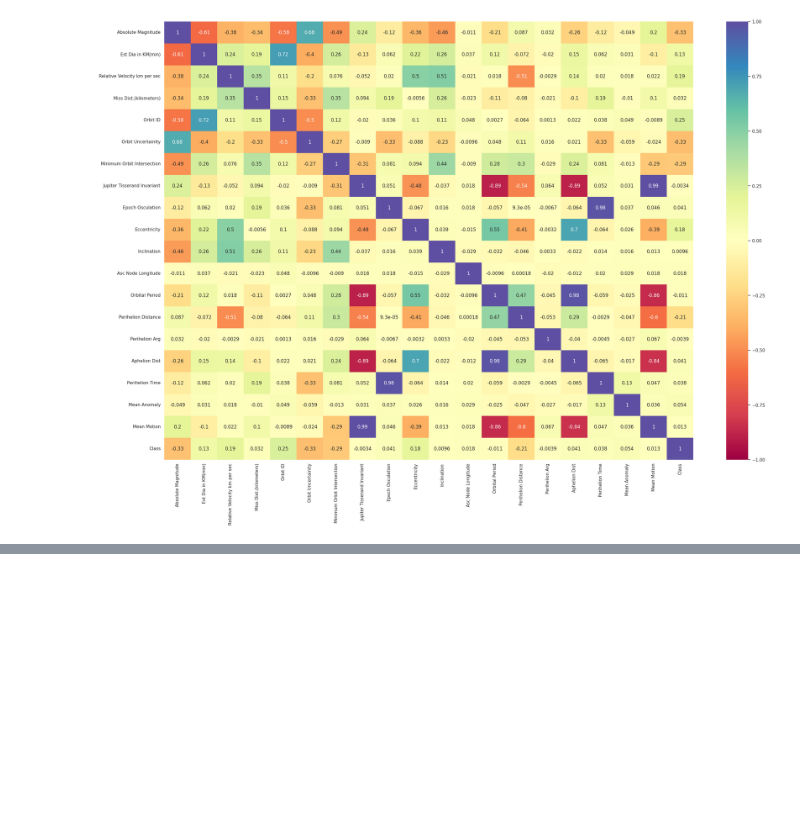
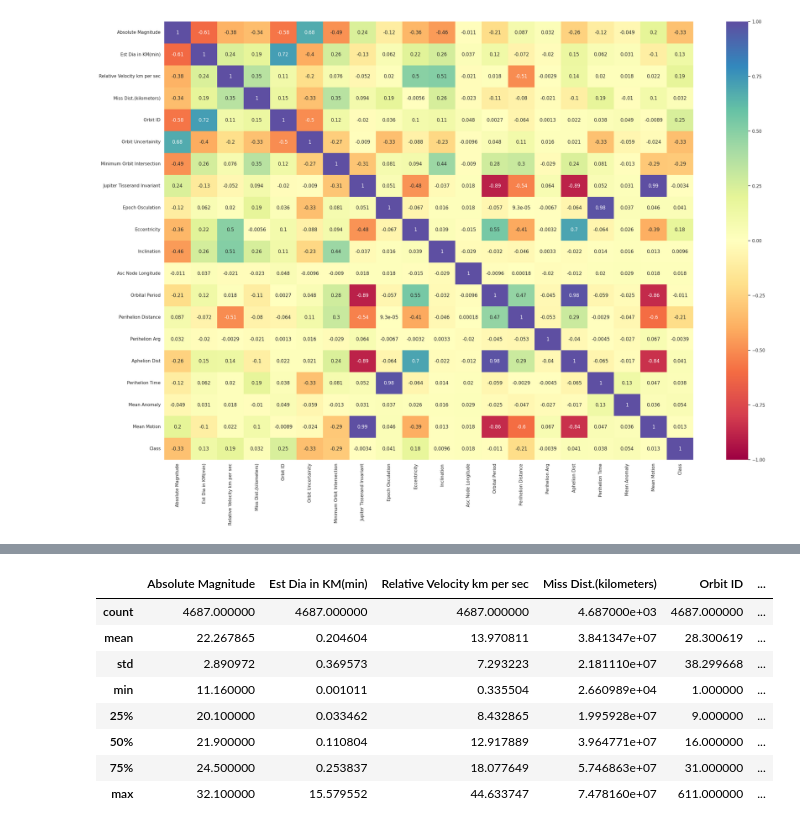
Before and after one commit to HugoLeda/machine_learning, a Jupyter notebook: NASA_Asteroids_Classification.ipynb, the cells around one changed output, grey strips where cells are left out. Drawn from its saved outputs; the diff is of its cells as text; code cells hidden in the pictures; blank space fills up the shorter version.

```diff
--- a/NASA_Asteroids_Classification.ipynb
+++ b/NASA_Asteroids_Classification.ipynb
@@ -115,0 +147,12 @@ plt.close()
+# %%
+df.describe()
+# %% [output]
+|  | Absolute Magnitude | Est Dia in KM(min) | Relative Velocity km per sec | Miss Dist.(kilometers) | Orbit ID | ... |
+| count | 4687.000000 | 4687.000000 | 4687.000000 | 4.687000e+03 | 4687.000000 | ... |
+| mean | 22.267865 | 0.204604 | 13.970811 | 3.841347e+07 | 28.300619 | ... |
+| std | 2.890972 | 0.369573 | 7.293223 | 2.181110e+07 | 38.299668 | ... |
+| min | 11.160000 | 0.001011 | 0.335504 | 2.660989e+04 | 1.000000 | ... |
+| 25% | 20.100000 | 0.033462 | 8.432865 | 1.995928e+07 | 9.000000 | ... |
+| 50% | 21.900000 | 0.110804 | 12.917889 | 3.964771e+07 | 16.000000 | ... |
+| 75% | 24.500000 | 0.253837 | 18.077649 | 5.746863e+07 | 31.000000 | ... |
+| max | 32.100000 | 15.579552 | 44.633747 | 7.478160e+07 | 611.000000 | ... |
```
Also changed, not shown: parts of 8 cells of this notebook.
